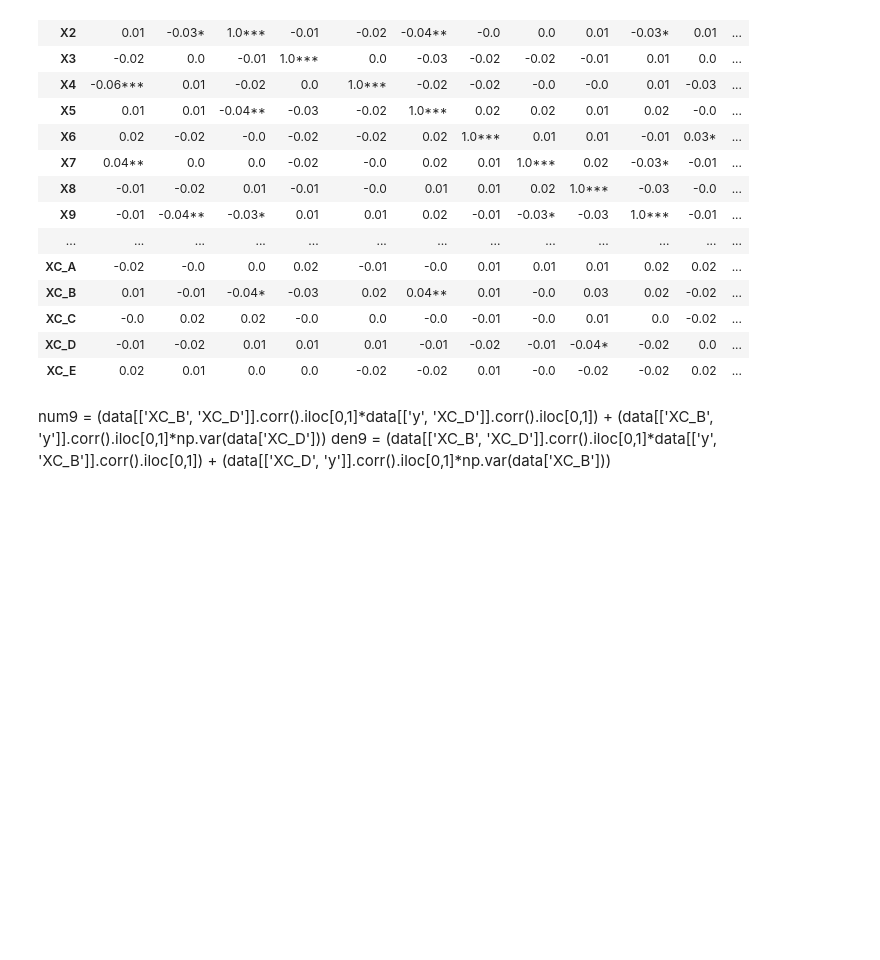
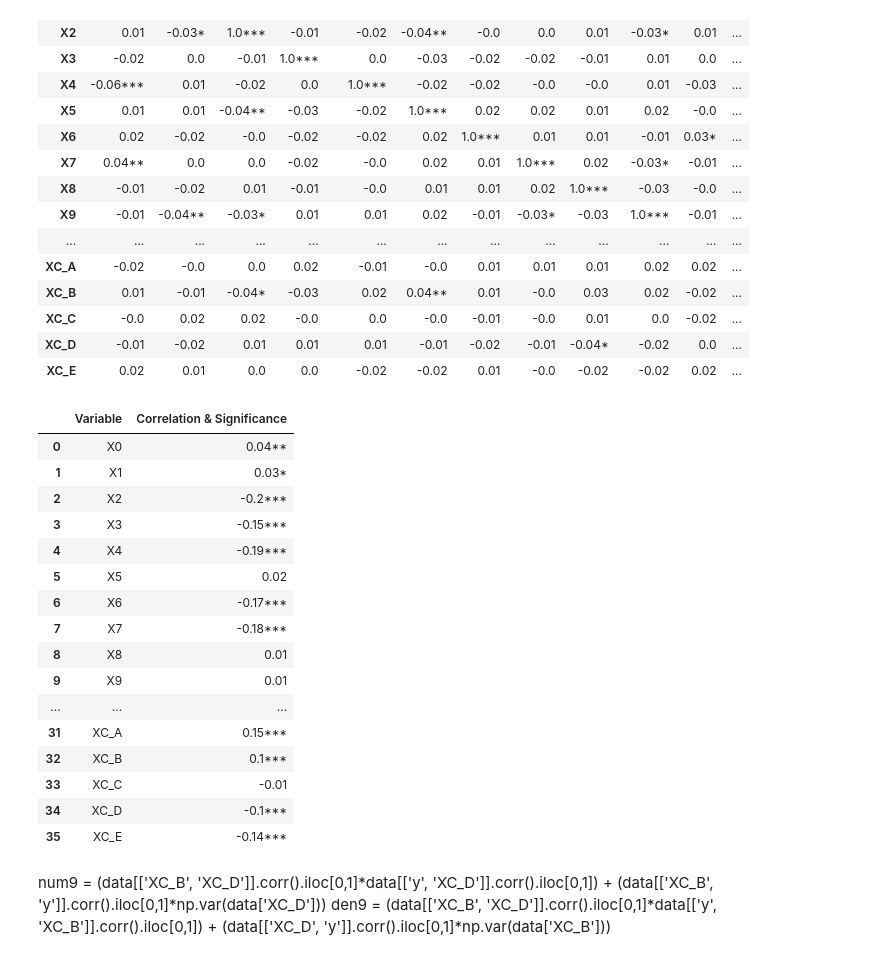
Before and after one commit to rsvarma95/AnonyData, a Jupyter notebook: Campus Analytics.ipynb, the cells around one changed output. Cells and saved outputs as stored; diff of their text form; code cells hidden in the pictures; blank space fills up the shorter version.

```diff
--- a/Campus Analytics.ipynb
+++ b/Campus Analytics.ipynb
@@ -53,3 +53,6 @@ for i, val in enumerate(data.columns.values[:30]):
 plt.show()
 # %% [output]
 [figure]
+# %%
+for i, val in enumerate(data.columns.values[:30]):
+    print(val, '(P-value) - ', round(shapiro(data[val])[1], 3))
@@ -117,7 +138,8 @@ data
 rho = data.corr().round(2)
 pval = data.corr(method=lambda x, y: pearsonr(x, y)[1]) - np.eye(*rho.shape)
 p = pval.applymap(lambda x: "".join(["*" for t in [0.01, 0.05, 0.1] if x <= t]))
-rho.astype(str) + p
+corr_sig = rho.astype(str) + p
+corr_sig
 # %% [output]
 |  | X0 | X1 | X2 | X3 | X4 | X5 | X6 | X7 | X8 | X9 | X10 | ... |
 | X0 | 1.0*** | 0.01 | 0.01 | -0.02 | -0.06*** | 0.01 | 0.02 | 0.04** | -0.01 | -0.01 | -0.0 | ... |
@@ -136,6 +158,26 @@ rho.astype(str) + p
 | XC_C | -0.0 | 0.02 | 0.02 | -0.0 | 0.0 | -0.0 | -0.01 | -0.0 | 0.01 | 0.0 | -0.02 | ... |
 | XC_D | -0.01 | -0.02 | 0.01 | 0.01 | 0.01 | -0.01 | -0.02 | -0.01 | -0.04* | -0.02 | 0.0 | ... |
 | XC_E | 0.02 | 0.01 | 0.0 | 0.0 | -0.02 | -0.02 | 0.01 | -0.0 | -0.02 | -0.02 | 0.02 | ... |
+# %%
+corr_sig.iloc[:, 30].reset_index().rename(columns={'index': 'Variable', 'y': 'Correlation & Significance'})
+# %% [output]
+|  | Variable | Correlation & Significance |
+| 0 | X0 | 0.04** |
+| 1 | X1 | 0.03* |
+| 2 | X2 | -0.2*** |
+| 3 | X3 | -0.15*** |
+| 4 | X4 | -0.19*** |
+| 5 | X5 | 0.02 |
+| 6 | X6 | -0.17*** |
+| 7 | X7 | -0.18*** |
+| 8 | X8 | 0.01 |
+| 9 | X9 | 0.01 |
+| ... | ... | ... |
+| 31 | XC_A | 0.15*** |
+| 32 | XC_B | 0.1*** |
+| 33 | XC_C | -0.01 |
+| 34 | XC_D | -0.1*** |
+| 35 | XC_E | -0.14*** |
 # %%
 num1 = (data[['X7', 'X11']].corr().iloc[0,1]*data[['y', 'X11']].corr().iloc[0,1]) - (data[['X7', 'y']].corr().iloc[0,1]*np.var(data['X11']))
 den1 = (data[['X7', 'X11']].corr().iloc[0,1]*data[['y', 'X7']].corr().iloc[0,1]) - (data[['X11', 'y']].corr().iloc[0,1]*np.var(data['X7']))
```
Also changed, not shown: parts of 4 cells of this notebook.
